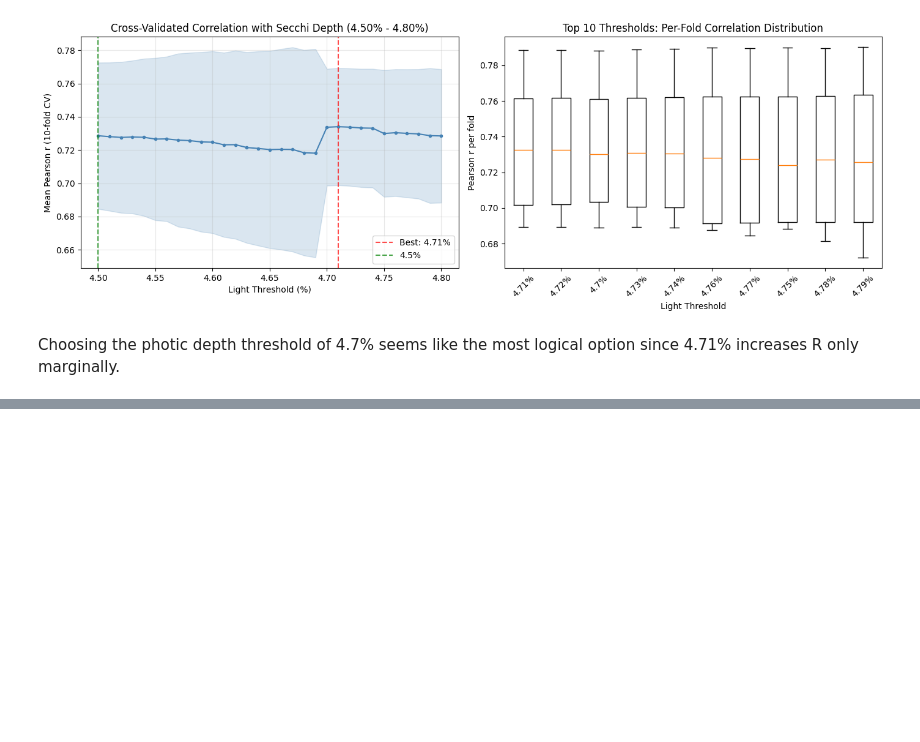
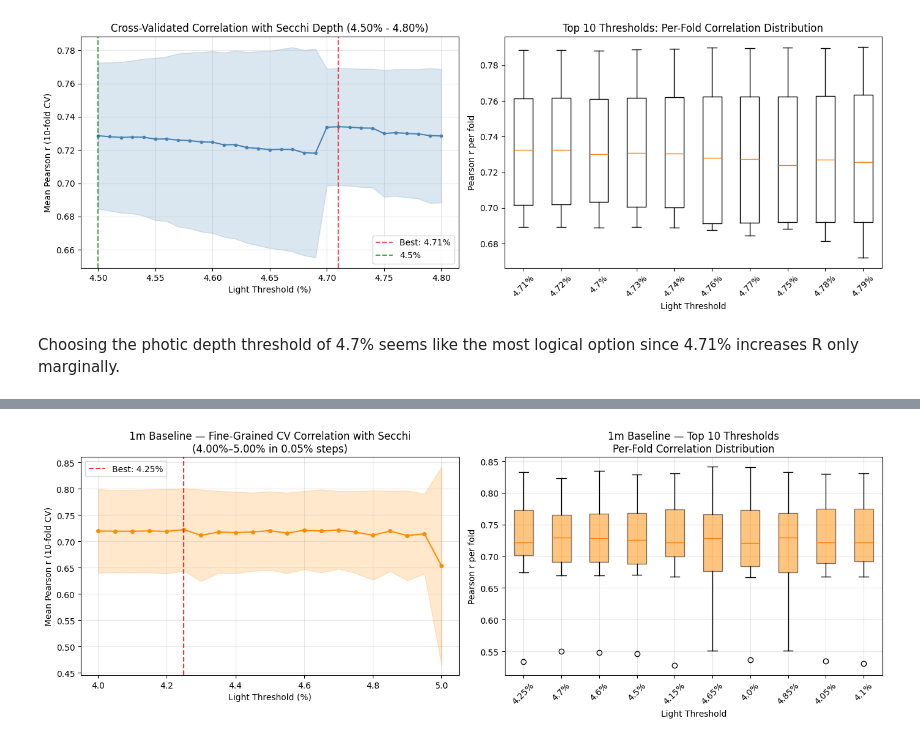
Before and after one commit to LucasC212/Scripps-Light-Attenuation-Capstone-Project, a Jupyter notebook: scripts/PAR_photic_depth_CV.ipynb, the cells around one changed output, grey strips where cells are left out. Cells and saved outputs as stored; diff of their text form; code cells hidden in the pictures; blank space fills up the shorter version.

Commit message:
CV for photic baselines + new dataset in Data (1,2,3,4m baselines))

```diff
--- a/scripts/PAR_photic_depth_CV.ipynb
+++ b/scripts/PAR_photic_depth_CV.ipynb
@@ -17,19 +17,19 @@ Index(['ORD_OCC', 'CAST_ID', 'DATE_TIME_UTC', 'DATE_TIME_PST', 'LAT_DEC',
        'PHOTIC_ZONE'],
       dtype='object')
 # %%
-def calculate_photic_depth_at_threshold(group, threshold_pct):
-    """Calculate depth where PAR drops to threshold_pct of 2m baseline."""
+def calculate_photic_depth_at_threshold(group, threshold_pct, baseline=2):
+    """Calculate depth where PAR drops to threshold_pct of 1, 2, 3, or 4m baseline."""
     group = group.sort_values('DEPTH').dropna(subset=['PAR'])
 
-    depth_2m = group[group['DEPTH'] == 2.0]
-    if len(depth_2m) == 0 or len(group) < 2:
+    depth_baseline = group[group['DEPTH'] == baseline]
+    if len(depth_baseline) == 0 or len(group) < 2:
         return np.nan
 
-    surface_par = depth_2m['PAR'].iloc[0]
+    surface_par = depth_baseline['PAR'].iloc[0]
     if surface_par <= 0:
         return np.nan
 
-    group = group[group['DEPTH'] >= 2.0].copy()
+    group = group[group['DEPTH'] >= baseline].copy()
     group['PAR_pct'] = (group['PAR'] / surface_par) * 100
 
     above = group[group['PAR_pct'] >= threshold_pct]
@@ -246,0 +385,74 @@ Choosing the photic depth threshold of 4.7% seems like the most logical option s
+# %%
+
+# Fine-grained CV for 1m baseline: 4% to 5% in 0.05% steps
+thresholds_1m_fine = [round(x * 0.05, 2) for x in range(80, 101)]  # 4.00, 4.05, ..., 5.00
+
+secchi_per_cast = df3.groupby('CAST_COUNT')['Secchi'].first()
+
+photic_1m_fine = {}
+for t in thresholds_1m_fine:
+    photic_1m_fine[t] = df3.groupby('CAST_COUNT').apply(
+        lambda g, thresh=t: calculate_photic_depth_at_threshold(g, thresh, baseline=1),
+        include_groups=False
+    )
+
+cv_df_1m_fine = pd.DataFrame(photic_1m_fine)
+cv_df_1m_fine['Secchi'] = secchi_per_cast
+cv_df_1m_fine = cv_df_1m_fine.dropna(subset=['Secchi'])
+
+kf = KFold(n_splits=10, shuffle=True, random_state=42)
+fold_correlations_1m_fine = {t: [] for t in thresholds_1m_fine}
+
+for train_idx, test_idx in kf.split(np.arange(len(cv_df_1m_fine))):
+    test_data = cv_df_1m_fine.iloc[test_idx]
+    for t in thresholds_1m_fine:
+        valid = test_data[['Secchi', t]].dropna()
+        if len(valid) >= 10:
+            fold_correlations_1m_fine[t].append(valid['Secchi'].corr(valid[t]))
+        else:
+            fold_correlations_1m_fine[t].append(np.nan)
+
+mean_corr_1m_fine = {t: np.nanmean(fold_correlations_1m_fine[t]) for t in thresholds_1m_fine}
+std_corr_1m_fine  = {t: np.nanstd(fold_correlations_1m_fine[t])  for t in thresholds_1m_fine}
+best_t_1m_fine    = max(mean_corr_1m_fine, key=mean_corr_1m_fine.get)
+
+print("Cross-validated correlation (10-fold) — Secchi vs photic depth (1m baseline, 4.00%–5.00%):")
+print(f"{'Threshold':>10} {'Mean r':>8} {'Std r':>8}")
+print("-" * 28)
+for t in thresholds_1m_fine:
+    print(f"{t:>9.2f}% {mean_corr_1m_fine[t]:>8.4f} {std_corr_1m_fine[t]:>8.4f}")
+print(f"\nBest threshold: {best_t_1m_fine}% (mean r = {mean_corr_1m_fine[best_t_1m_fine]:.4f} ± {std_corr_1m_fine[best_t_1m_fine]:.4f})")
+
+# Plot
+fig, axes = plt.subplots(1, 2, figsize=(14, 5))
+
+means_f = [mean_corr_1m_fine[t] for t in thresholds_1m_fine]
+stds_f  = [std_corr_1m_fine[t]  for t in thresholds_1m_fine]
+
+axes[0].plot(thresholds_1m_fine, means_f, 'o-', color='darkorange', markersize=4)
+axes[0].fill_between(thresholds_1m_fine,
+                     [m - s for m, s in zip(means_f, stds_f)],
+                     [m + s for m, s in zip(means_f, stds_f)],
+                     alpha=0.2, color='darkorange')
+axes[0].axvline(x=best_t_1m_fine, color='red', linestyle='--', alpha=0.8, label=f'Best: {best_t_1m_fine}%')
+axes[0].set_xlabel('Light Threshold (%)')
+axes[0].set_ylabel('Mean Pearson r (10-fold CV)')
+axes[0].set_title('1m Baseline — Fine-Grained CV Correlation with Secchi\n(4.00%–5.00% in 0.05% steps)')
+axes[0].legend()
+axes[0].grid(True, alpha=0.3)
+
+top_t_fine = sorted(mean_corr_1m_fine, key=mean_corr_1m_fine.get, reverse=True)[:10]
+box_data_fine = [fold_correlations_1m_fine[t] for t in top_t_fine]
+bp = axes[1].boxplot(box_data_fine, labels=[f'{t}%' for t in top_t_fine], patch_artist=True)
+for patch in bp['boxes']:
+    patch.set_facecolor('darkorange')
+    patch.set_alpha(0.5)
+axes[1].set_xlabel('Light Threshold')
+axes[1].set_ylabel('Pearson r per fold')
+axes[1].set_title('1m Baseline — Top 10 Thresholds\nPer-Fold Correlation Distribution')
+axes[1].tick_params(axis='x', rotation=45)
+axes[1].grid(True, alpha=0.3)
+
+plt.tight_layout()
+plt.show()
+# %% [output]
@@ -246,0 +476 @@ Choosing the photic depth threshold of 4.7% seems like the most logical option s
+[figure, added]
```
Also changed, not shown: parts of 11 cells of this notebook, 2 other files.
